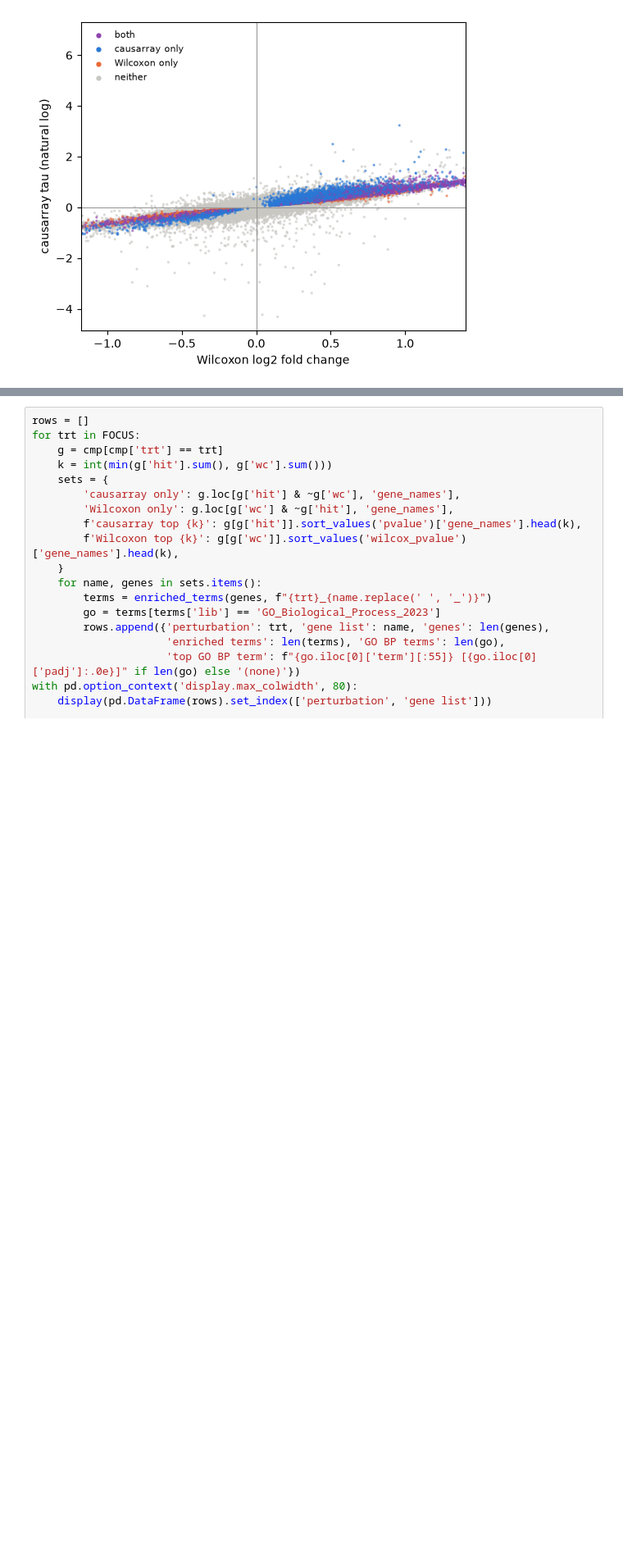
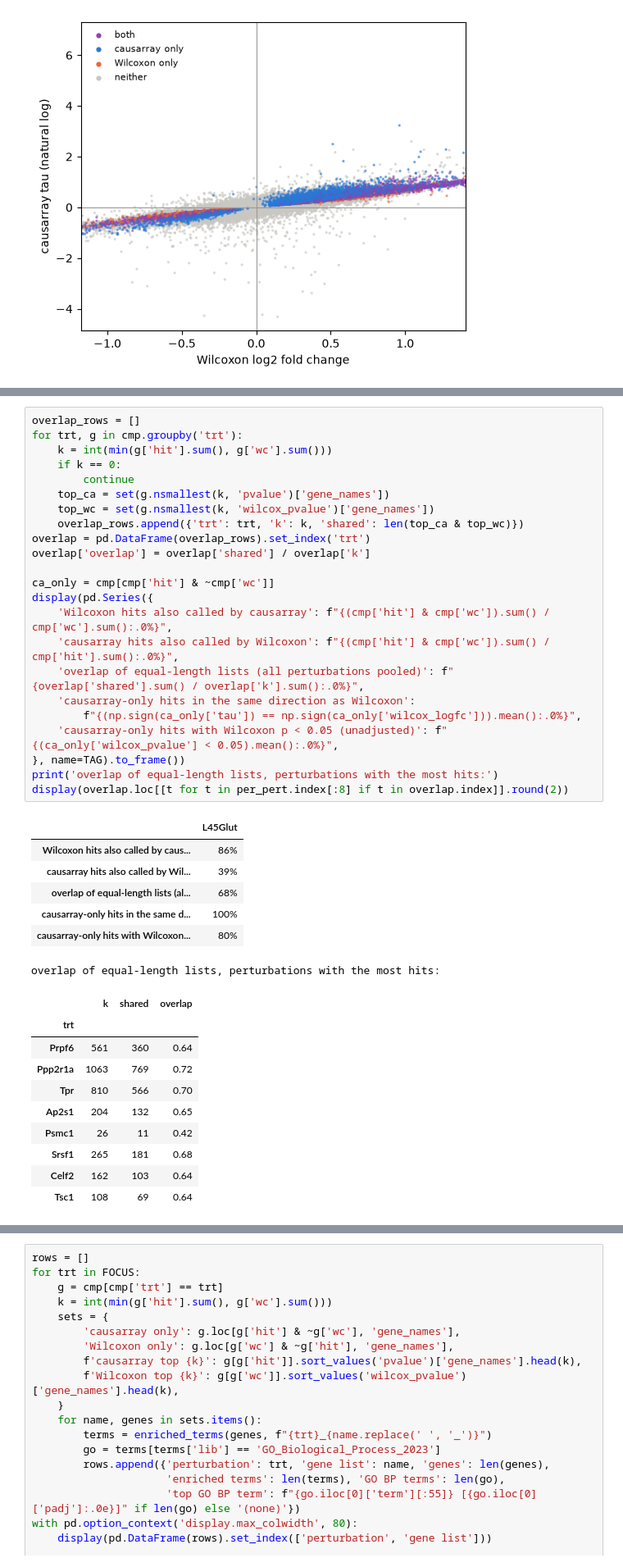
Before and after one commit to JinHongDu-Lab/causarray, a Jupyter notebook: docs/source/tutorial/mouse_brain/L45Glut-py.ipynb, the cells around one changed output, grey strips where cells are left out. Shown at 82% size. Drawn from its saved outputs; the diff is of its cells as text; blank space fills up the shorter version.

```diff
--- a/docs/source/tutorial/mouse_brain/L45Glut-py.ipynb
+++ b/docs/source/tutorial/mouse_brain/L45Glut-py.ipynb
@@ -509 +587,42 @@ plt.tight_layout(); plt.show()
+# %%
+overlap_rows = []
+for trt, g in cmp.groupby('trt'):
+    k = int(min(g['hit'].sum(), g['wc'].sum()))
+    if k == 0:
+        continue
+    top_ca = set(g.nsmallest(k, 'pvalue')['gene_names'])
+    top_wc = set(g.nsmallest(k, 'wilcox_pvalue')['gene_names'])
+    overlap_rows.append({'trt': trt, 'k': k, 'shared': len(top_ca & top_wc)})
+overlap = pd.DataFrame(overlap_rows).set_index('trt')
+overlap['overlap'] = overlap['shared'] / overlap['k']
+
+ca_only = cmp[cmp['hit'] & ~cmp['wc']]
+display(pd.Series({
+    'Wilcoxon hits also called by causarray': f"{(cmp['hit'] & cmp['wc']).sum() / cmp['wc'].sum():.0%}",
+    'causarray hits also called by Wilcoxon': f"{(cmp['hit'] & cmp['wc']).sum() / cmp['hit'].sum():.0%}",
+    'overlap of equal-length lists (all perturbations pooled)': f"{overlap['shared'].sum() / overlap['k'].sum():.0%}",
+    'causarray-only hits in the same direction as Wilcoxon':
+        f"{(np.sign(ca_only['tau']) == np.sign(ca_only['wilcox_logfc'])).mean():.0%}",
+    'causarray-only hits with Wilcoxon p < 0.05 (unadjusted)': f"{(ca_only['wilcox_pvalue'] < 0.05).mean():.0%}",
+}, name=TAG).to_frame())
+print('overlap of equal-length lists, perturbations with the most hits:')
+display(overlap.loc[[t for t in per_pert.index[:8] if t in overlap.index]].round(2))
+# %% [output]
+|  | L45Glut |
+| Wilcoxon hits also called by caus... | 86% |
+| causarray hits also called by Wil... | 39% |
+| overlap of equal-length lists (al... | 68% |
+| causarray-only hits in the same d... | 100% |
+| causarray-only hits with Wilcoxon... | 80% |
+overlap of equal-length lists, perturbations with the most hits:
+|  | k | shared | overlap |
+| trt |  |  |  |
+| Prpf6 | 561 | 360 | 0.64 |
+| Ppp2r1a | 1063 | 769 | 0.72 |
+| Tpr | 810 | 566 | 0.70 |
+| Ap2s1 | 204 | 132 | 0.65 |
+| Psmc1 | 26 | 11 | 0.42 |
+| Srsf1 | 265 | 181 | 0.68 |
+| Celf2 | 162 | 103 | 0.64 |
+| Tsc1 | 108 | 69 | 0.64 |
 # %% [markdown]
```
Also changed, not shown: parts of 16 cells of this notebook, 1 other file.
